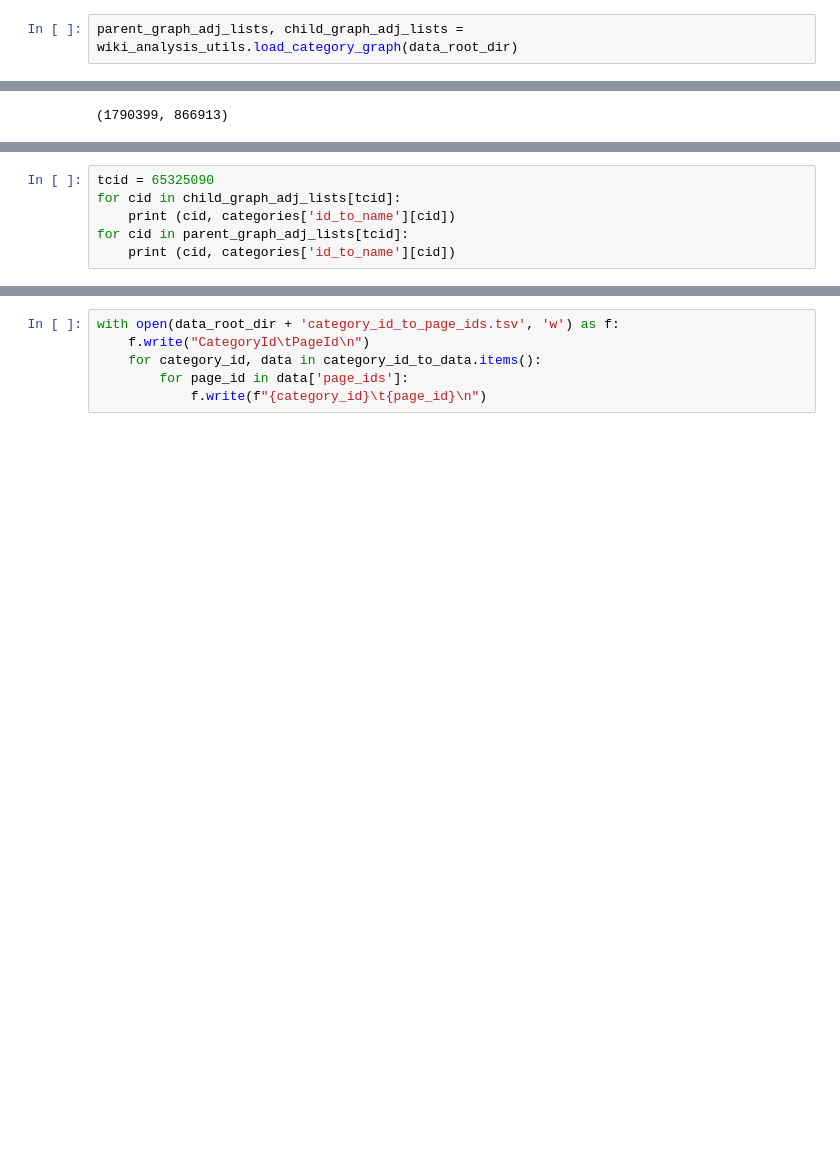
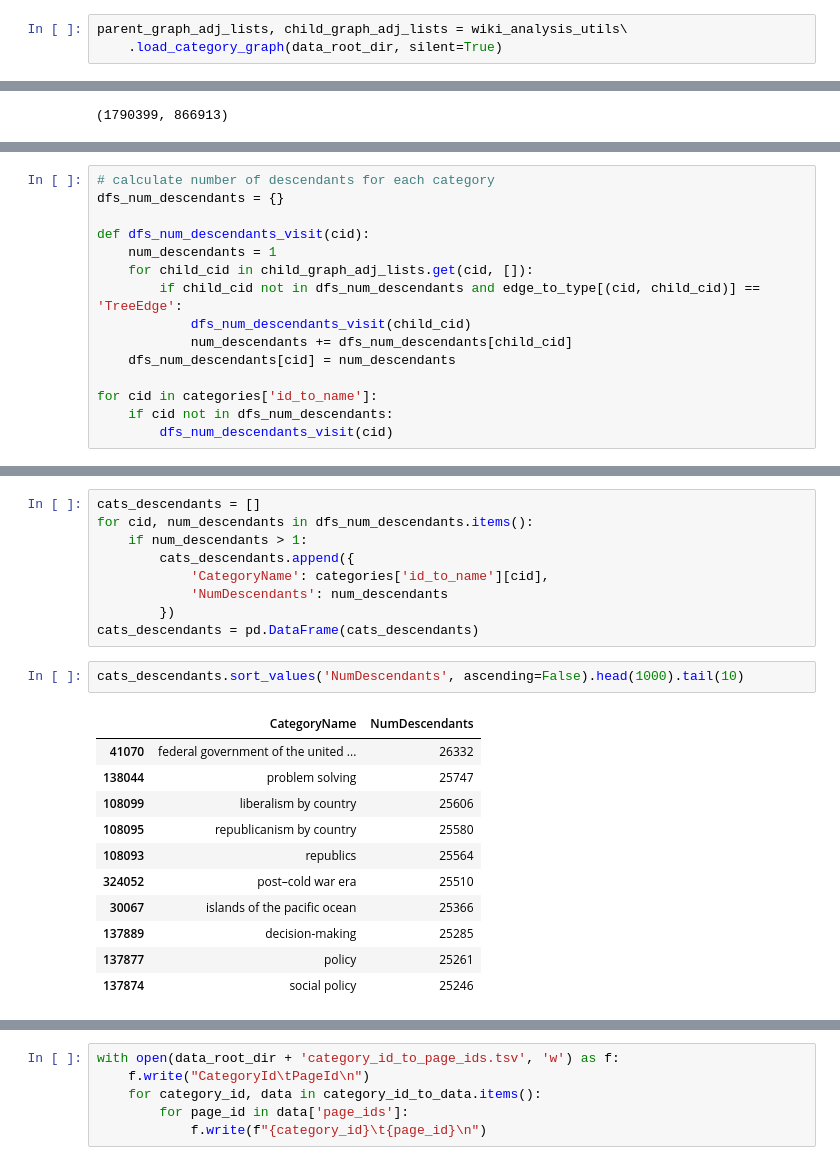
Before and after one commit to vmohit256/ml_practice, a Jupyter notebook: datasets/Wikipedia/prepare_structured_data.ipynb, the cells around one changed output, grey strips where cells are left out. Saved outputs shown, nothing was run; the diff lists cells and outputs as text; blank space fills up the shorter version.

```diff
--- a/datasets/Wikipedia/prepare_structured_data.ipynb
+++ b/datasets/Wikipedia/prepare_structured_data.ipynb
@@ -562,5 +562,6 @@ Processed till part 9 in 1.5214941342671713 minutes
 Failure counts: {'Unknown Category': 22359, 'Unknown ParentCategory': 170572}
 Total counts: {'Category': 2369155, 'ParentCategory': 4766447}
 # %%
-parent_graph_adj_lists, child_graph_adj_lists = wiki_analysis_utils.load_category_graph(data_root_dir)
+parent_graph_adj_lists, child_graph_adj_lists = wiki_analysis_utils\
+    .load_category_graph(data_root_dir, silent=True)
 # %% [output]
@@ -622,6 +607,0 @@ Root categories with children:
-# %%
-tcid = 65325090
-for cid in child_graph_adj_lists[tcid]:
-    print (cid, categories['id_to_name'][cid])
-for cid in parent_graph_adj_lists[tcid]:
-    print (cid, categories['id_to_name'][cid])
@@ -680,0 +657,15 @@ Connecting chain is a comma separated list of category ids that connect the two
+# %%
+# calculate number of descendants for each category
+dfs_num_descendants = {}
+
+def dfs_num_descendants_visit(cid):
+    num_descendants = 1
+    for child_cid in child_graph_adj_lists.get(cid, []):
+        if child_cid not in dfs_num_descendants and edge_to_type[(cid, child_cid)] == 'TreeEdge':
+            dfs_num_descendants_visit(child_cid)
+            num_descendants += dfs_num_descendants[child_cid]
+    dfs_num_descendants[cid] = num_descendants
+
+for cid in categories['id_to_name']:
+    if cid not in dfs_num_descendants:
+        dfs_num_descendants_visit(cid)
@@ -680,0 +785,23 @@ Connecting chain is a comma separated list of category ids that connect the two
+# %%
+cats_descendants = []
+for cid, num_descendants in dfs_num_descendants.items():
+    if num_descendants > 1:
+        cats_descendants.append({
+            'CategoryName': categories['id_to_name'][cid],
+            'NumDescendants': num_descendants
+        })
+cats_descendants = pd.DataFrame(cats_descendants)
+# %%
+cats_descendants.sort_values('NumDescendants', ascending=False).head(1000).tail(10)
+# %% [output]
+|  | CategoryName | NumDescendants |
+| 41070 | federal government of the united ... | 26332 |
+| 138044 | problem solving | 25747 |
+| 108099 | liberalism by country | 25606 |
+| 108095 | republicanism by country | 25580 |
+| 108093 | republics | 25564 |
+| 324052 | post–cold war era | 25510 |
+| 30067 | islands of the pacific ocean | 25366 |
+| 137889 | decision-making | 25285 |
+| 137877 | policy | 25261 |
+| 137874 | social policy | 25246 |
```
Also changed, not shown: parts of 35 cells of this notebook, 6 other files.
